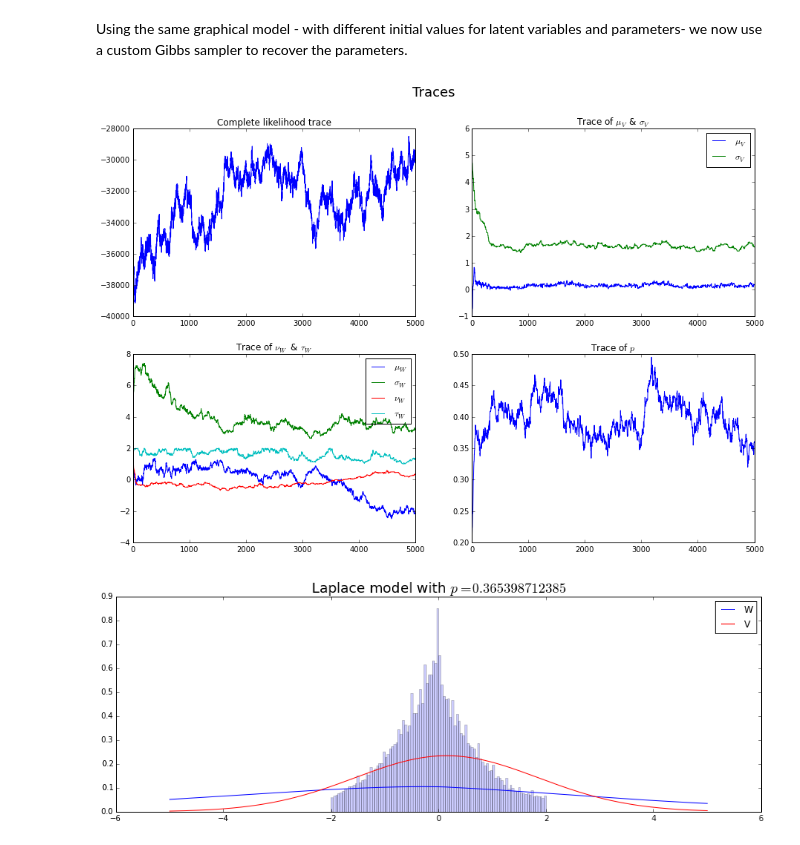
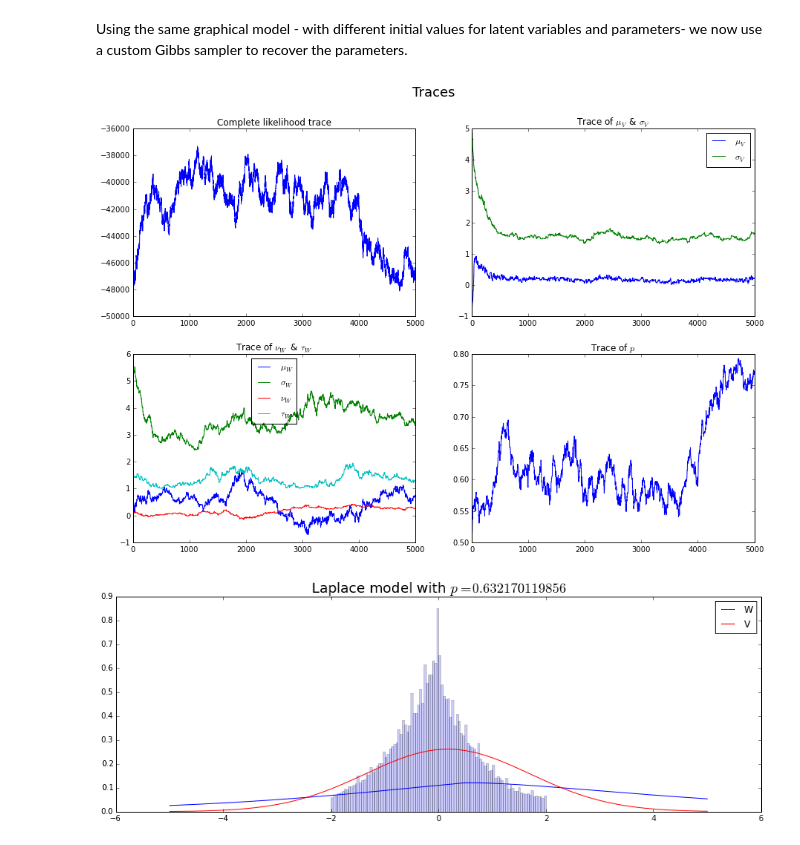
Before and after one commit to CompSquad/qmmc, a Jupyter notebook: examples/SEP Extended RFQ model.ipynb, the cells around one changed output. Drawn from its saved outputs; the diff is of its cells as text; code cells hidden in the pictures.

```diff
--- a/examples/SEP Extended RFQ model.ipynb
+++ b/examples/SEP Extended RFQ model.ipynb
@@ -65,7 +65,7 @@ sigma_W = InvGamma(scale_0, shape_0, value=5, name='sigma_W')
 nu_W = Normal(mu_0, sigma_0, value=1, name='nu_W')
 tau_W = Uniform(lower_0, upper_0, value=1.01, name='tau_W')
 
-p = Beta(a_0, b_0, value=0.2, name='p')
+p = Beta(a_0, b_0, value=0.5, name='p')
 
 # Variables
 k = np.empty(m, dtype=object)
@@ -146,30 +146,30 @@ plt.title(r"Trace of $p$")
 plt.suptitle(r"Traces", size=18)
 plt.show()
 # %% [output]
-[figure, old version]
+[figure, new version]
 # %%
 from qmmc.distrib import sep_logpdf
 
-n_burn = 4500
-mu_W_avg = np.mean(mu_W_trace[:n_burn])
-sigma_W_avg = np.mean(sigma_W_trace[:n_burn])
-nu_W_avg = np.mean(nu_W_trace[:n_burn])
-tau_W_avg = np.mean(tau_W_trace[:n_burn])
+n_burn = 1000
+mu_W_avg = np.mean(mu_W_trace[n_burn:])
+sigma_W_avg = np.mean(sigma_W_trace[n_burn:])
+nu_W_avg = np.mean(nu_W_trace[n_burn:])
+tau_W_avg = np.mean(tau_W_trace[n_burn:])
 
-mu_V_avg = np.mean(mu_V_trace[:n_burn])
-sigma_V_avg = np.mean(sigma_V_trace[:n_burn])
+mu_V_avg = np.mean(mu_V_trace[n_burn:])
+sigma_V_avg = np.mean(sigma_V_trace[n_burn:])
 p_avg = np.mean(p_trace[n_burn:])
 
 plt.figure(figsize=(15, 5))
 
 xx = np.linspace(-5, 5, 1000)
 
 plt.plot(xx, np.exp(sep_logpdf(xx, mu_W_avg, sigma_W_avg, nu_W_avg, tau_W_avg)), color='b')
 plt.plot(xx, norm.pdf(xx, mu_V_avg, sigma_V_avg), color='r')
 plt.hist(df["Y"].values, bins=100, normed=True, alpha=0.2)
 
 plt.legend(['W', 'V'])
 plt.title(r"Laplace model with $p = %s$" % p_avg, size=18)
 plt.show()
 # %% [output]
-[figure, old version]
+[figure, new version]
```
Also changed, not shown: 3 other files.
